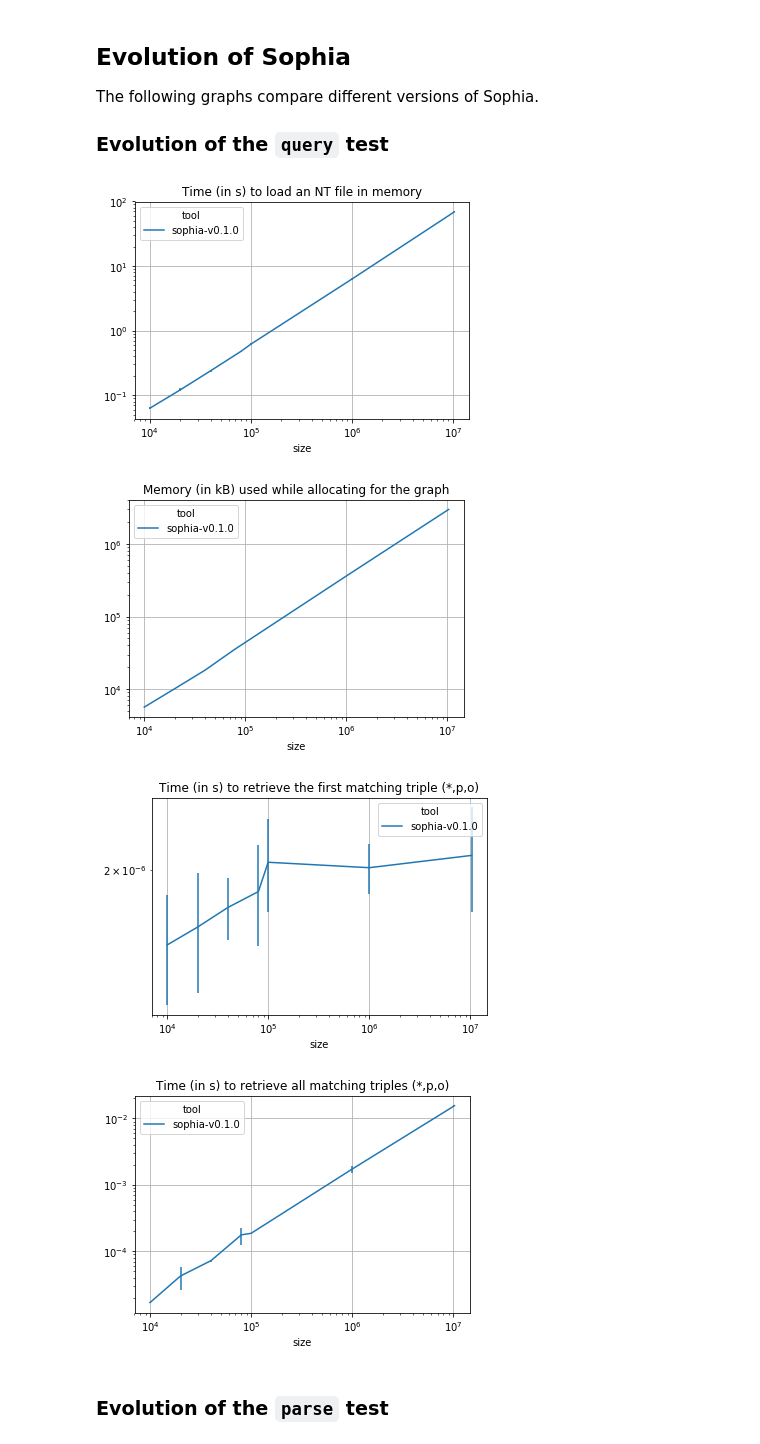
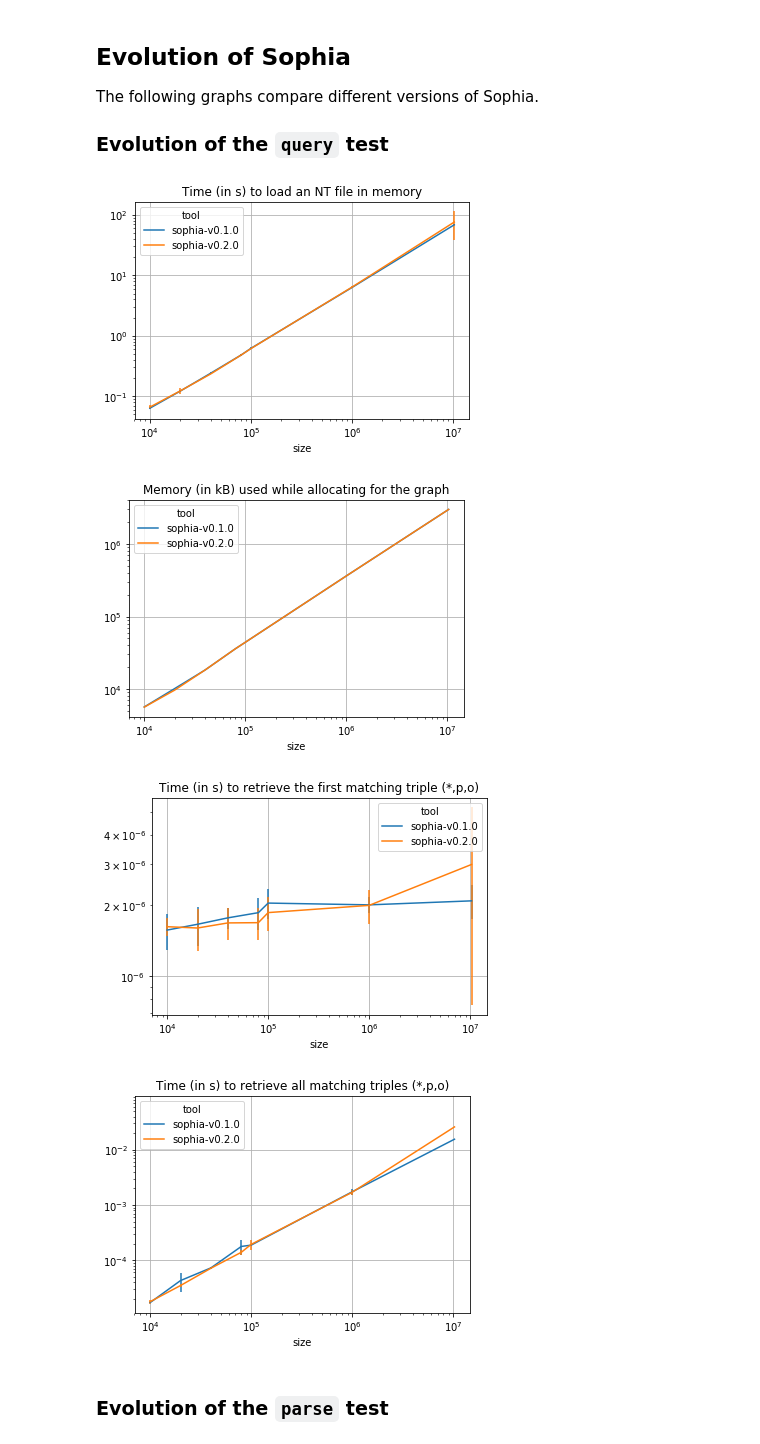
Before and after one commit to pchampin/sophia_benchmark, a Jupyter notebook: benchmark_results.ipynb, the cells around one changed output. Saved outputs shown, nothing was run; the diff lists cells and outputs as text; code cells hidden in the pictures.

Commit message:
upgraded test to sophia v0.2.0

```diff
--- a/benchmark_results.ipynb
+++ b/benchmark_results.ipynb
@@ -50,12 +50,12 @@ The following graphs compare different versions of Sophia.
 
 ### Evolution of the `query` test
 # %%
-plot_query_stats(load_data("query", "sophia-v0.1.0"))
+plot_query_stats(load_data("query", "sophia-v0.1.0", "sophia-v0.2.0"))
 # %% [output]
-[figure, old version]
+[figure, new version]
-[figure, old version]
+[figure, new version]
-[figure, old version]
+[figure, new version]
-[figure, old version]
+[figure, new version]
 # %% [markdown]
 ### Evolution of the `parse` test
 # %%
```
Also changed, not shown: parts of 3 cells of this notebook, 7 other files.
